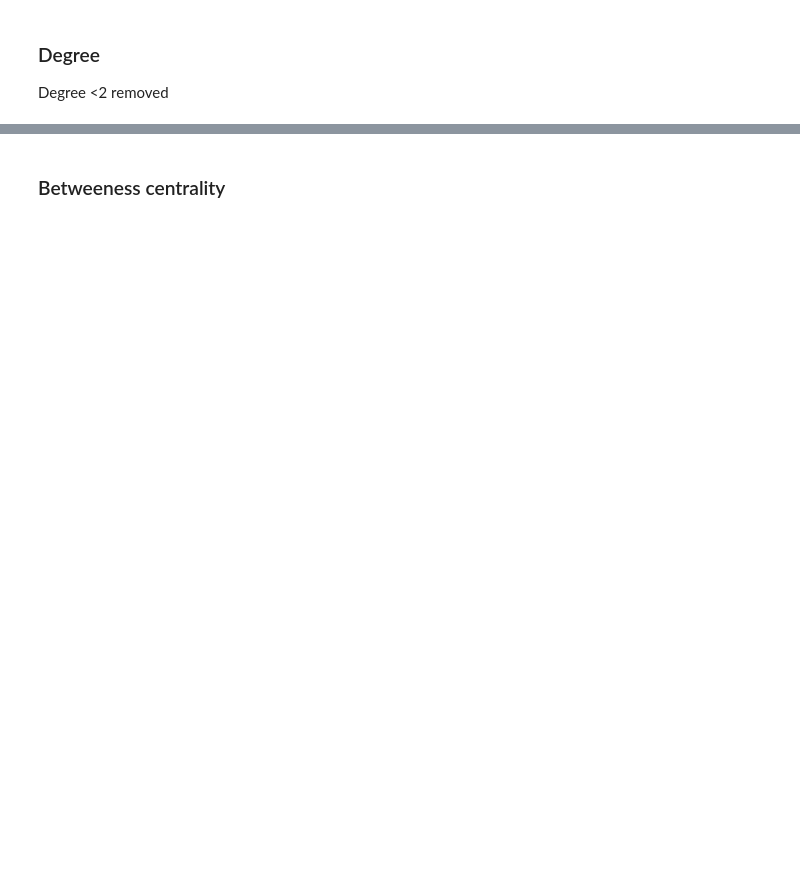
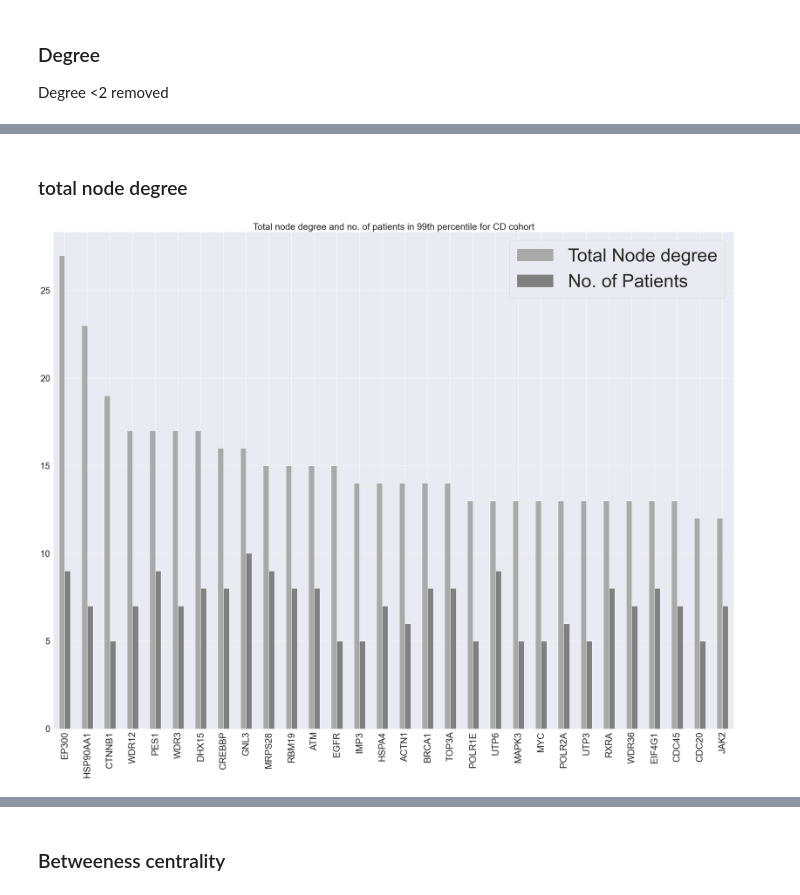
Before and after one commit to TomDoyleee/GenePy_Network_Integration, a Jupyter notebook: Results.ipynb, the cells around one changed output, grey strips where cells are left out. Drawn from its saved outputs; the diff is of its cells as text; code cells hidden in the pictures; blank space fills up the shorter version.

```diff
--- a/Results.ipynb
+++ b/Results.ipynb
@@ -247,0 +314,22 @@ Degree <2 removed
+# %% [markdown]
+### total node degree
+# %%
+
+def create_degree_barplot(multigraph, dataset):
+    from get_network_analysis import get_total_degree_from_multigraph
+    MG_95_ND_top = get_total_degree_from_multigraph(multigraph).head(30)
+    bin_95_sum_topND = dataset.sum()[MG_95_ND_top.index]
+
+    df = pd.concat([MG_95_ND_top, bin_95_sum_topND], axis=1)
+    df.columns = ["Total Node degree", "No. of Patients"]
+
+    sns.set(rc = {'figure.figsize':(40,30)})
+    #title('Top Scoring Genes in CD Cohort AFTER normalised and weighted by LOEUF. NOD2 Added for reference.')
+    ax = df.plot.bar(fontsize=30, color=['darkgrey','gray'])
+    ax.legend(prop={'size': 60})
+    ax.set_title('Total node degree and no. of patients in 99th percentile for CD cohort', size=30)
+    ax.figure.savefig('TopCD_ND_Bar_99.png')
+# %%
+create_degree_barplot(CD_99_MG, CD_bin_99)
+# %% [output]
+[figure, added]
```
Also changed, not shown: parts of 42 cells of this notebook.
